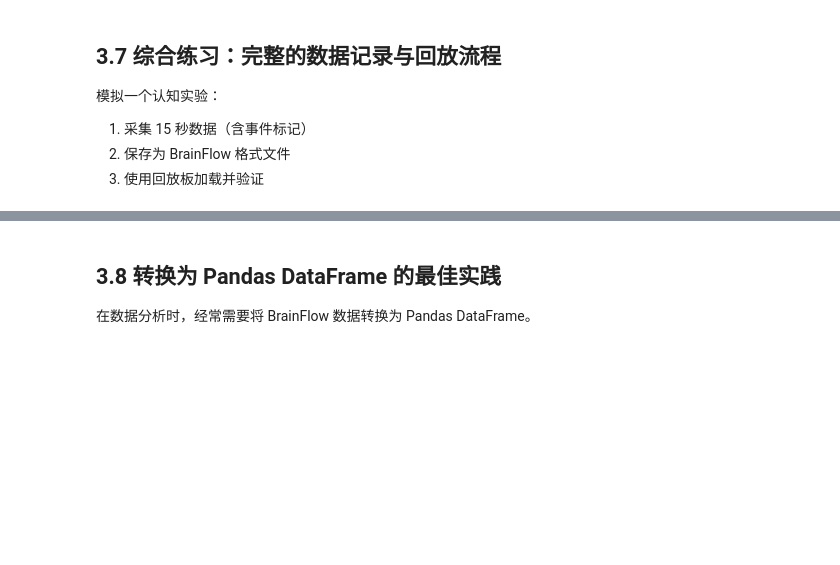
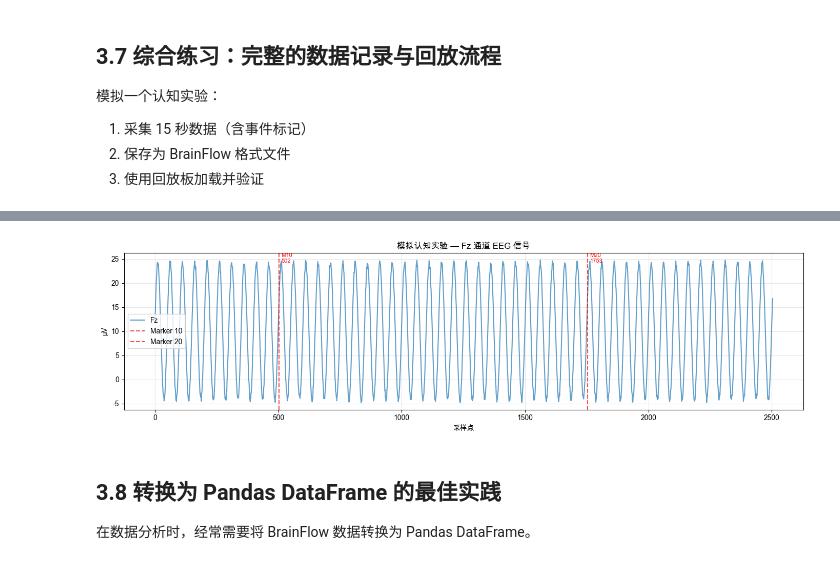
Before and after one commit to usstziyi/openbci-5, a Jupyter notebook: notebooks/unit3_data_acquisition.ipynb, the cells around one changed output, grey strips where cells are left out. Cells and saved outputs as stored; diff of their text form; code cells hidden in the pictures; blank space fills up the shorter version.

```diff
--- a/notebooks/unit3_data_acquisition.ipynb
+++ b/notebooks/unit3_data_acquisition.ipynb
@@ -28,9 +28,13 @@ from brainflow.data_filter import (
 from brainflow.ml_model import (
     MLModel
 )
-
-plt.rcParams['font.sans-serif'] = ['SimHei', 'DejaVu Sans']
-plt.rcParams['axes.unicode_minus'] = False
+# 如果是windows系统，需要设置字体
+if os.name == 'nt':
+    plt.rcParams['font.sans-serif'] = ['SimHei', 'DejaVu Sans']
+    plt.rcParams['axes.unicode_minus'] = False
+elif os.name == 'posix': # macos 或 linux
+    plt.rcParams['font.sans-serif'] = ['PingFang SC', 'Arial Unicode MS', 'DejaVu Sans']
+    plt.rcParams['axes.unicode_minus'] = False
 print("模块导入完成")
 # %% [output]
 模块导入完成
@@ -430,3 +431,36 @@ plt.show()
+# %%
+# 可视化：标记实验阶段
+fig, ax = plt.subplots(figsize=(14, 4))
+eeg_ch = BoardShim.get_eeg_channels(BoardIds.SYNTHETIC_BOARD)
+ax.plot(data[eeg_ch[0], :], alpha=0.7, label='Fz')
+
+marker_ch = BoardShim.get_marker_channel(BoardIds.SYNTHETIC_BOARD)
+for idx in np.where(data[marker_ch, :] != 0)[0]:
+    mv = data[marker_ch, idx]
+    # 如果当前 Marker 的 label 之前没有出现过，就给这条线设置 label；
+    # 如果已经出现过，就设置为空字符串，避免图例重复。
+    ax.axvline(x=idx, color='red', linestyle='--', alpha=0.7,
+               label=f'Marker {mv:.0f}' if f'Marker {mv:.0f}' not in [l.get_label() for l in ax.lines] else '')
+    # 绘制 Marker 标签
+    ax.text(
+            idx+10,
+            ax.get_ylim()[1],
+            f'M{mv:.0f}\n{idx}',
+            rotation=0,
+            va='top',
+            ha='left',
+            fontsize=8,
+            color='red'
+        )
+ax.legend()
+ax.set_title('模拟认知实验 — Fz 通道 EEG 信号')
+ax.set_xlabel('采样点')
+ax.set_ylabel('μV')
+ax.grid(True, alpha=0.3)
+plt.tight_layout()
+plt.show()
+# %% [output]
+[figure, added]
 # %% [markdown]
 ## 3.8 转换为 Pandas DataFrame 的最佳实践
 
```
Also changed, not shown: parts of 3 cells of this notebook.
